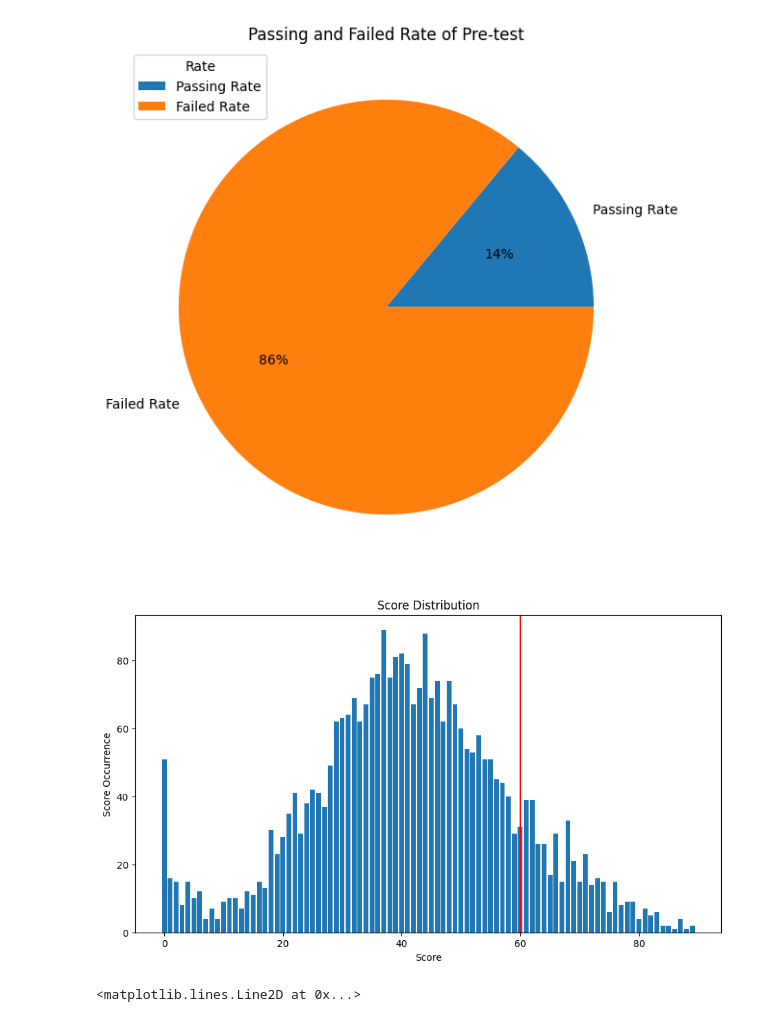
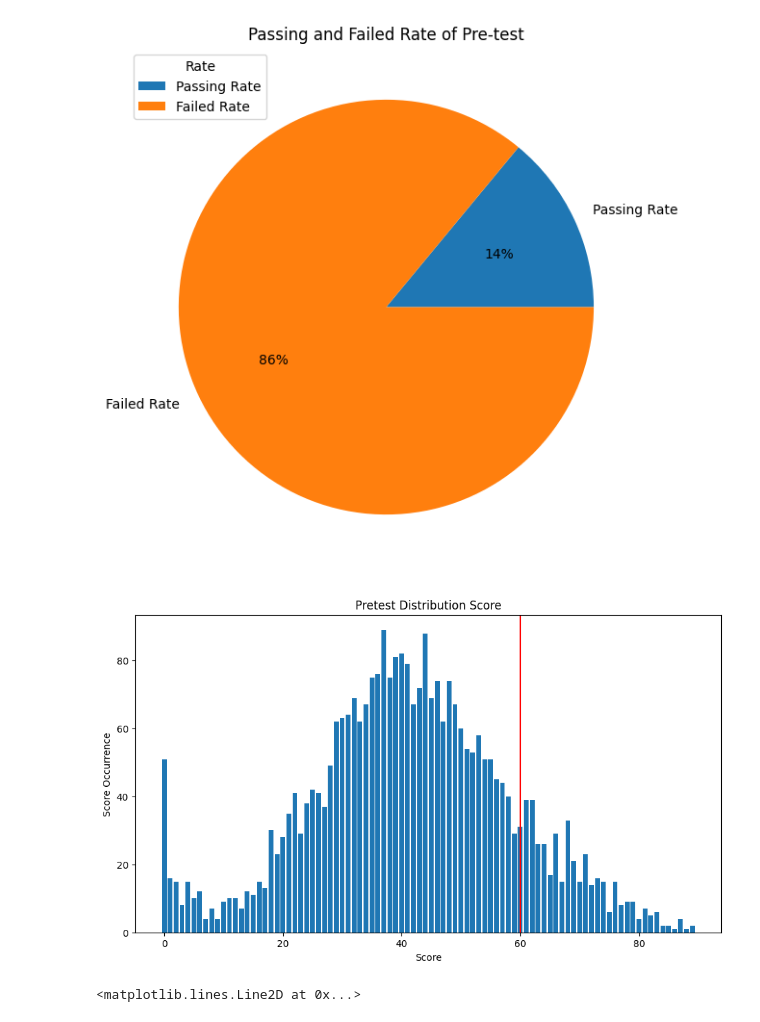
Before and after one commit to Sophal24/DSE_analysis_ds_2023, a Jupyter notebook: 3_data_analysis_dse_pretest.ipynb, the cells around one changed output. Cells and saved outputs as stored; diff of their text form; code cells hidden in the pictures.

```diff
--- a/3_data_analysis_dse_pretest.ipynb
+++ b/3_data_analysis_dse_pretest.ipynb
@@ -138,35 +138,35 @@ def convert_list_to_integers(list):
     try:
       new_list.append(int(value))
     except ValueError:
       pass
 
   return new_list
 
 plt.figure(figsize=(11,6))
 
 list = sorted(find_median_df['Grade/100.00'].round(0).tolist())
 counter = Counter(list)
 keys = counter.keys()
 values = counter.values()
 
 height = convert_list_to_integers(values)
 label = keys
 
 plt.bar(label, height)
 
 # for i in range(len(height)):
 #     plt.text(i, i+height[i], height[i], ha = 'center')
 
 plt.axvline(60, color='red')
 
 
 plt.xlabel("Score")
 plt.ylabel("Score Occurrence")
-plt.title("Score Distribution")
+plt.title("Pretest Distribution Score")
 
 plt.show()
 # %% [output]
-[figure, old version]
+[figure, new version]
 # %%
 distribution = df
 
```
Also changed, not shown: 1 other file.
